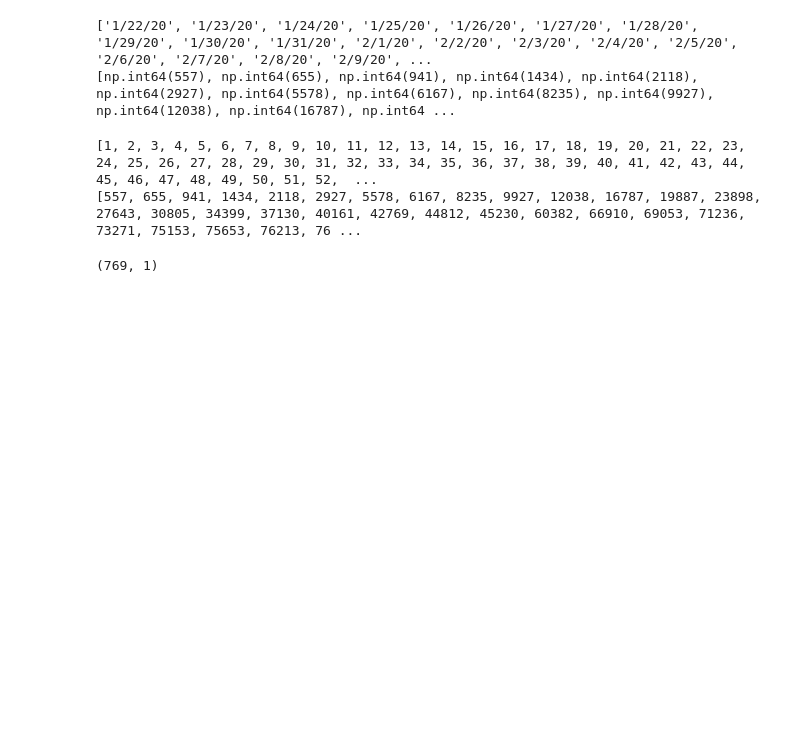
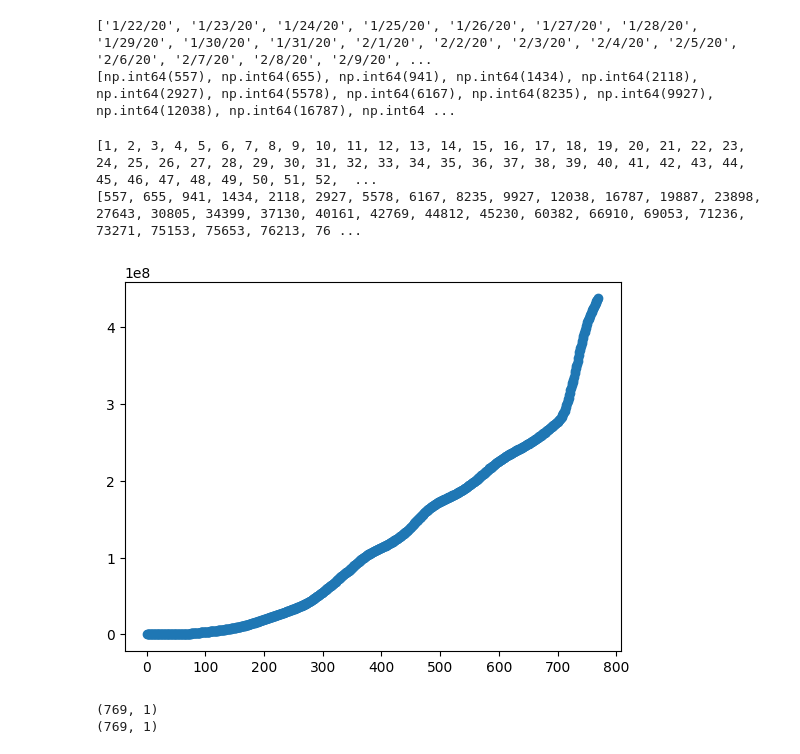
Before and after one commit to pablop11/CE_IABD, a Jupyter notebook: PIA/UNIDAD3/Actividad3_4 Regresion polinomica/Actividad3_4RegresionPolinomica2.ipynb, the cells around one changed output. Saved outputs shown, nothing was run; the diff lists cells and outputs as text; code cells hidden in the pictures; blank space fills up the shorter version.

```diff
--- a/PIA/UNIDAD3/Actividad3_4 Regresion polinomica/Actividad3_4RegresionPolinomica2.ipynb
+++ b/PIA/UNIDAD3/Actividad3_4 Regresion polinomica/Actividad3_4RegresionPolinomica2.ipynb
@@ -54,8 +59,21 @@ print(cuenta_total)
 # %% [output]
 [1, 2, 3, 4, 5, 6, 7, 8, 9, 10, 11, 12, 13, 14, 15, 16, 17, 18, 19, 20, 21, 22, 23, 24, 25, 26, 27, 28, 29, 30, 31, 32, 33, 34, 35, 36, 37, 38, 39, 40, 41, 42, 43, 44, 45, 46, 47, 48, 49, 50, 51, 52,  ...
 [557, 655, 941, 1434, 2118, 2927, 5578, 6167, 8235, 9927, 12038, 16787, 19887, 23898, 27643, 30805, 34399, 37130, 40161, 42769, 44812, 45230, 60382, 66910, 69053, 71236, 73271, 75153, 75653, 76213, 76 ...
+# %%
+import matplotlib.pyplot as plt
+
+plt.scatter(x=dias, y=cuenta_total)
+plt.show()
+# %% [output]
+[figure, added]
 # %%
 #Preparamos X e y
-X = df_covid_limpio[""].to_frame()
+
+X = df_casos_diarios["dia"].to_frame()
+y = df_casos_diarios["casos_diarios"].to_frame()
+
+print(X.shape)
+print(y.shape)
 # %% [output]
 (769, 1)
+(769, 1)
```
Also changed, not shown: parts of 5 cells of this notebook.
